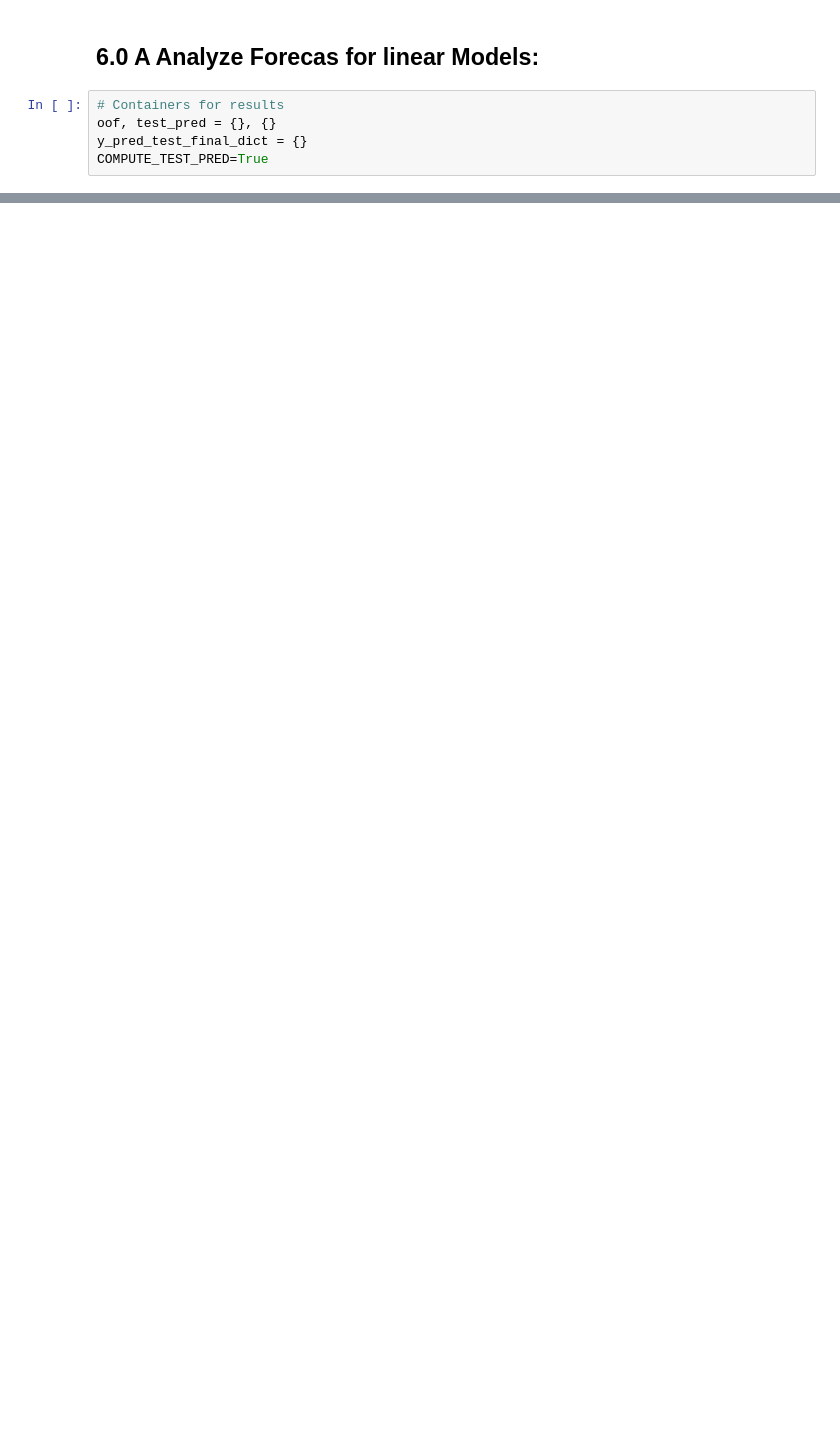
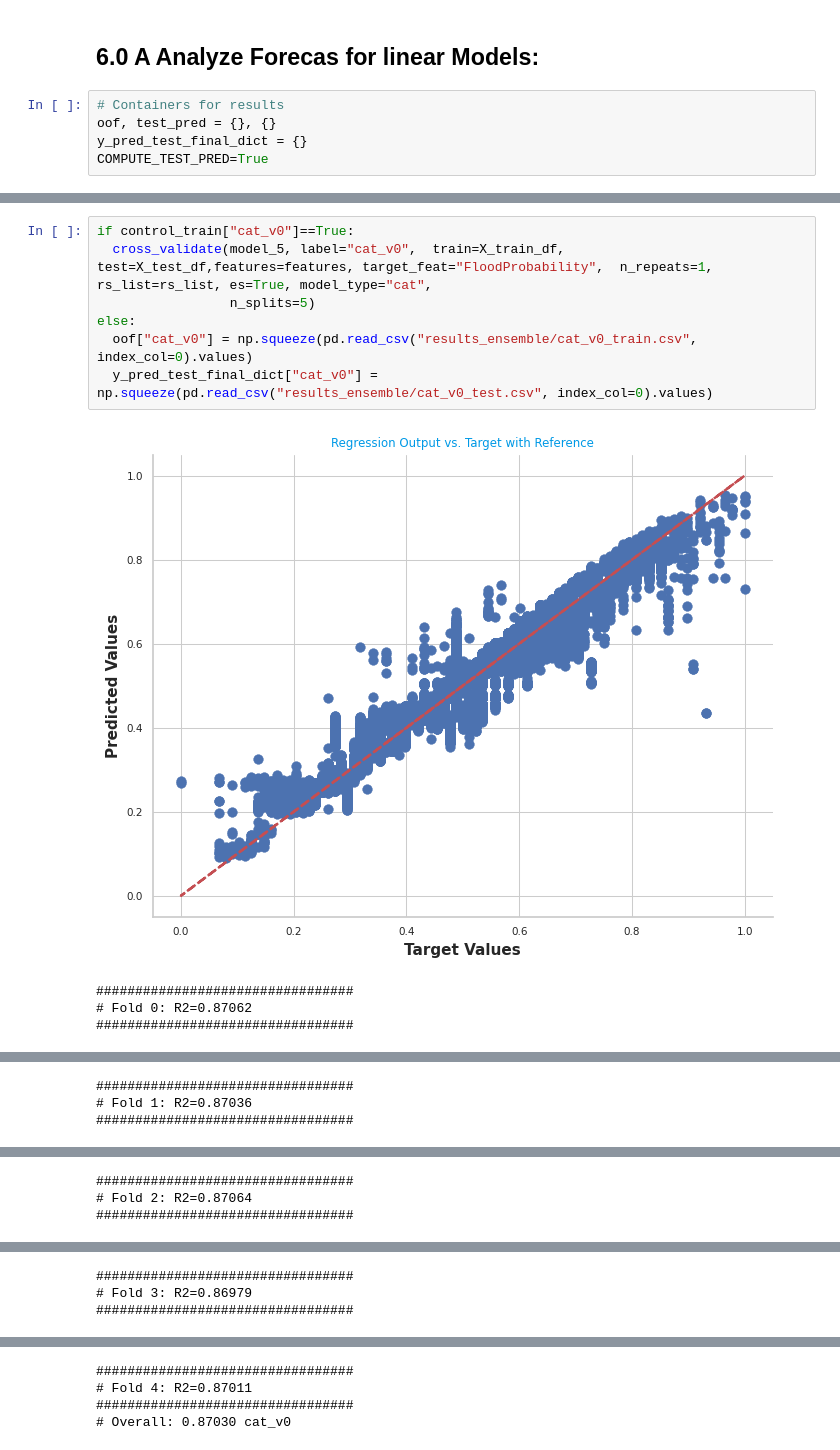
Before and after one commit to fabriziobasso/kaggle, a Jupyter notebook: S4E5_EDA.ipynb, the cells around one changed output, grey strips where cells are left out. Drawn from its saved outputs; the diff is of its cells as text; blank space fills up the shorter version.

```diff
--- a/S4E5_EDA.ipynb
+++ b/S4E5_EDA.ipynb
@@ -1672,0 +2425,12 @@ cross_validate(model_2, label="Huber",  train=X_train_df, test=X_test_df,feature
+# %%
+if control_train["cat_v0"]==True:
+  cross_validate(model_5, label="cat_v0",  train=X_train_df, test=X_test_df,features=features, target_feat="FloodProbability",  n_repeats=1, rs_list=rs_list, es=True, model_type="cat",
+                 n_splits=5)
+else:
+  oof["cat_v0"] = np.squeeze(pd.read_csv("results_ensemble/cat_v0_train.csv", index_col=0).values)
+  y_pred_test_final_dict["cat_v0"] =  np.squeeze(pd.read_csv("results_ensemble/cat_v0_test.csv", index_col=0).values)
+# %% [output]
+[figure, added]
+#################################
+# Fold 0: R2=0.87062
+#################################
@@ -1672,0 +2438,3 @@ cross_validate(model_2, label="Huber",  train=X_train_df, test=X_test_df,feature
+#################################
+# Fold 1: R2=0.87036
+#################################
@@ -1672,0 +2442,3 @@ cross_validate(model_2, label="Huber",  train=X_train_df, test=X_test_df,feature
+#################################
+# Fold 2: R2=0.87064
+#################################
@@ -1672,0 +2446,3 @@ cross_validate(model_2, label="Huber",  train=X_train_df, test=X_test_df,feature
+#################################
+# Fold 3: R2=0.86979
+#################################
@@ -1672,0 +2450,4 @@ cross_validate(model_2, label="Huber",  train=X_train_df, test=X_test_df,feature
+#################################
+# Fold 4: R2=0.87011
+#################################
+# Overall: 0.87030 cat_v0
```
Also changed, not shown: parts of 100 cells of this notebook.
